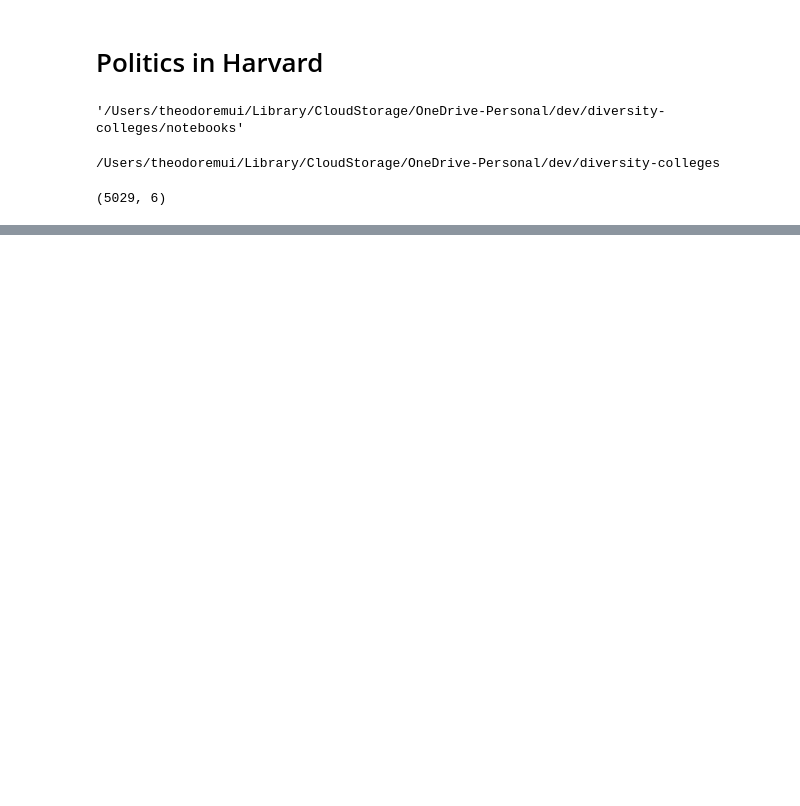
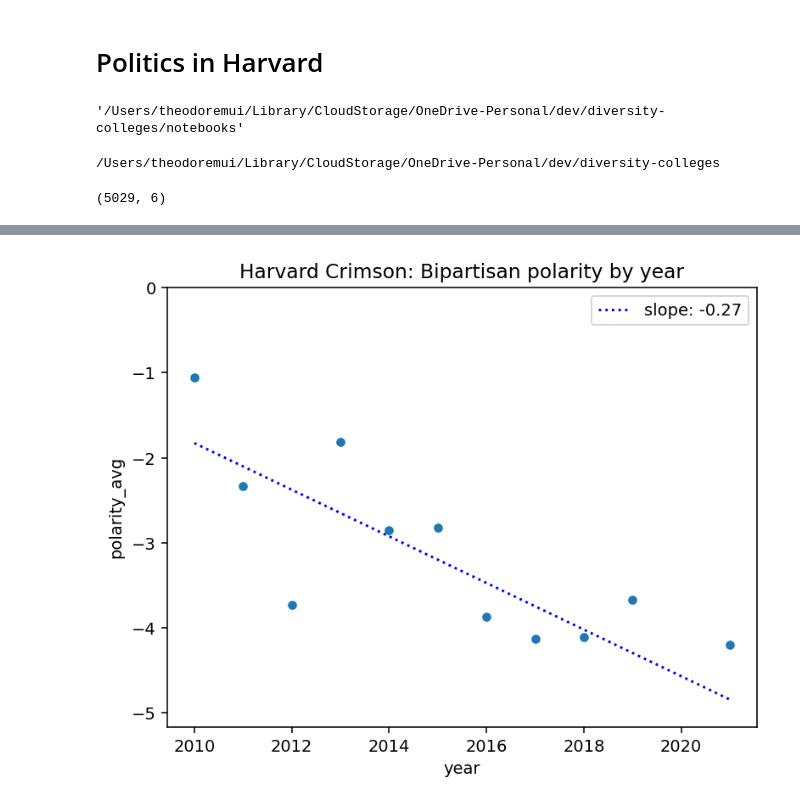
Before and after one commit to theodoremui/diversity-colleges, a Jupyter notebook: notebooks/Politics in Harvard.ipynb, the cells around one changed output, grey strips where cells are left out. Saved outputs shown, nothing was run; the diff lists cells and outputs as text; code cells hidden in the pictures; blank space fills up the shorter version.

```diff
--- a/notebooks/Politics in Harvard.ipynb
+++ b/notebooks/Politics in Harvard.ipynb
@@ -134,0 +131,11 @@ for year in range(2010, 2023):
+# %%
+S3_POLITICS_KEY = f"{DATA_DIR}/{SCHOOL}-POLARITY.parquet"
+
+def getStoredResults():
+    return ouraws.getFromS3(S3_POLITICS_KEY)
+
+print(f"reading from {S3_POLITICS_KEY}")
+results_df = getStoredResults()
+
+print(f"Number of records: {results_df.shape}")
+print(results_df.sort_values(by='year', ascending=True))
@@ -134,0 +158,23 @@ for year in range(2010, 2023):
+# %%
+import matplotlib.pyplot as plt
+from scipy.stats import linregress
+
+x = results_df['year']
+y = results_df['polarity_avg']
+
+# Calculate the linear regression
+slope, intercept, r_value, p_value, std_err = linregress(x, y)
+
+# Create a line plot of the data
+results_df.plot(x="year", y="polarity_avg", kind="scatter")
+
+# Add the linear regression line to the plot
+plt.plot(x, intercept + slope*x, 'b:', label=f"slope: {slope:.2f}")
+
+plt.title("Harvard Crimson: Bipartisan polarity by year")
+plt.legend(loc='upper right')
+# plt.ylim(min(y)*0.95, max(y)*1.05)
+plt.ylim(min(y)*0.95, 0)
+plt.show()
+# %% [output]
+[figure, added]
```
Also changed, not shown: parts of 16 cells of this notebook, 3 other files.
